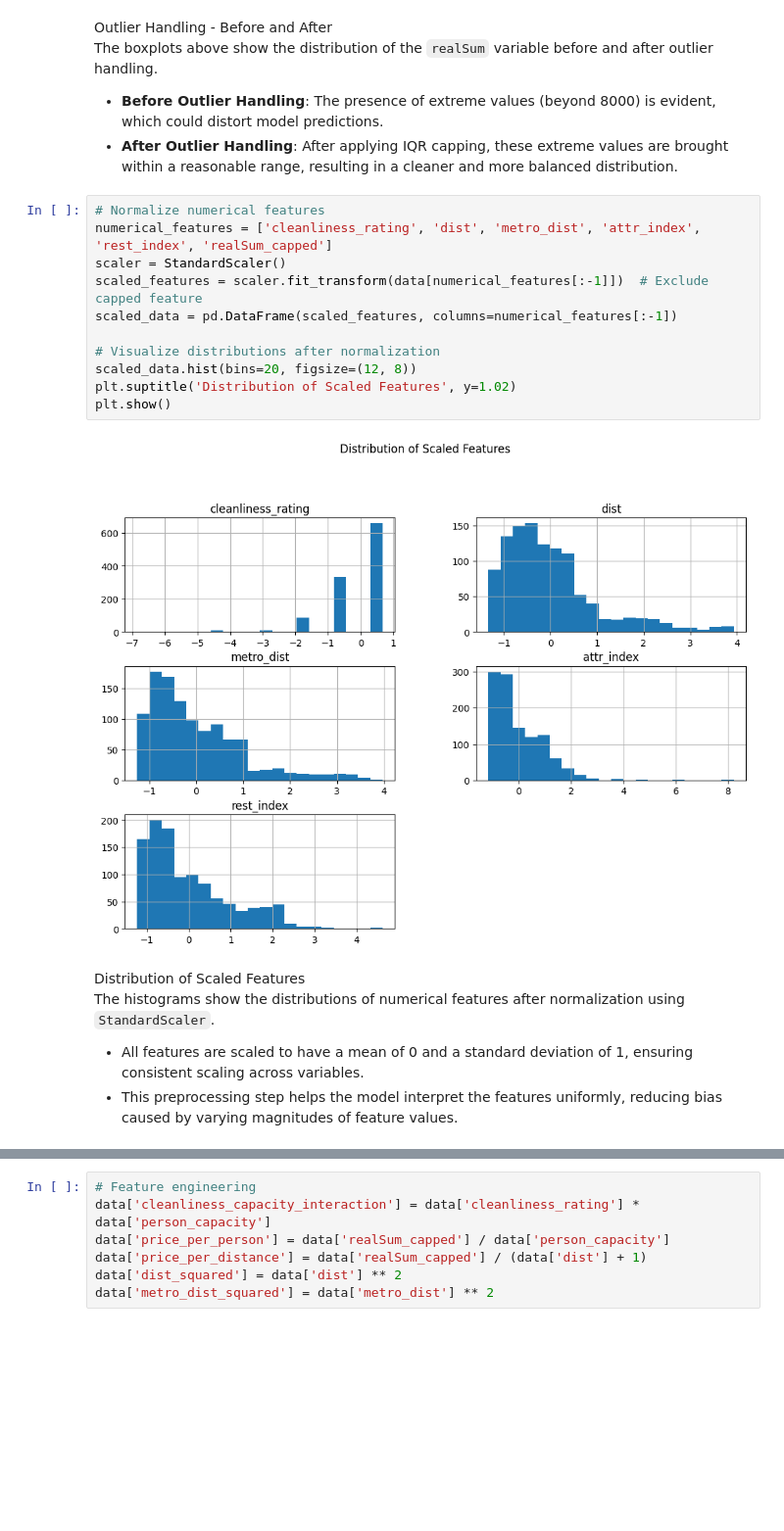
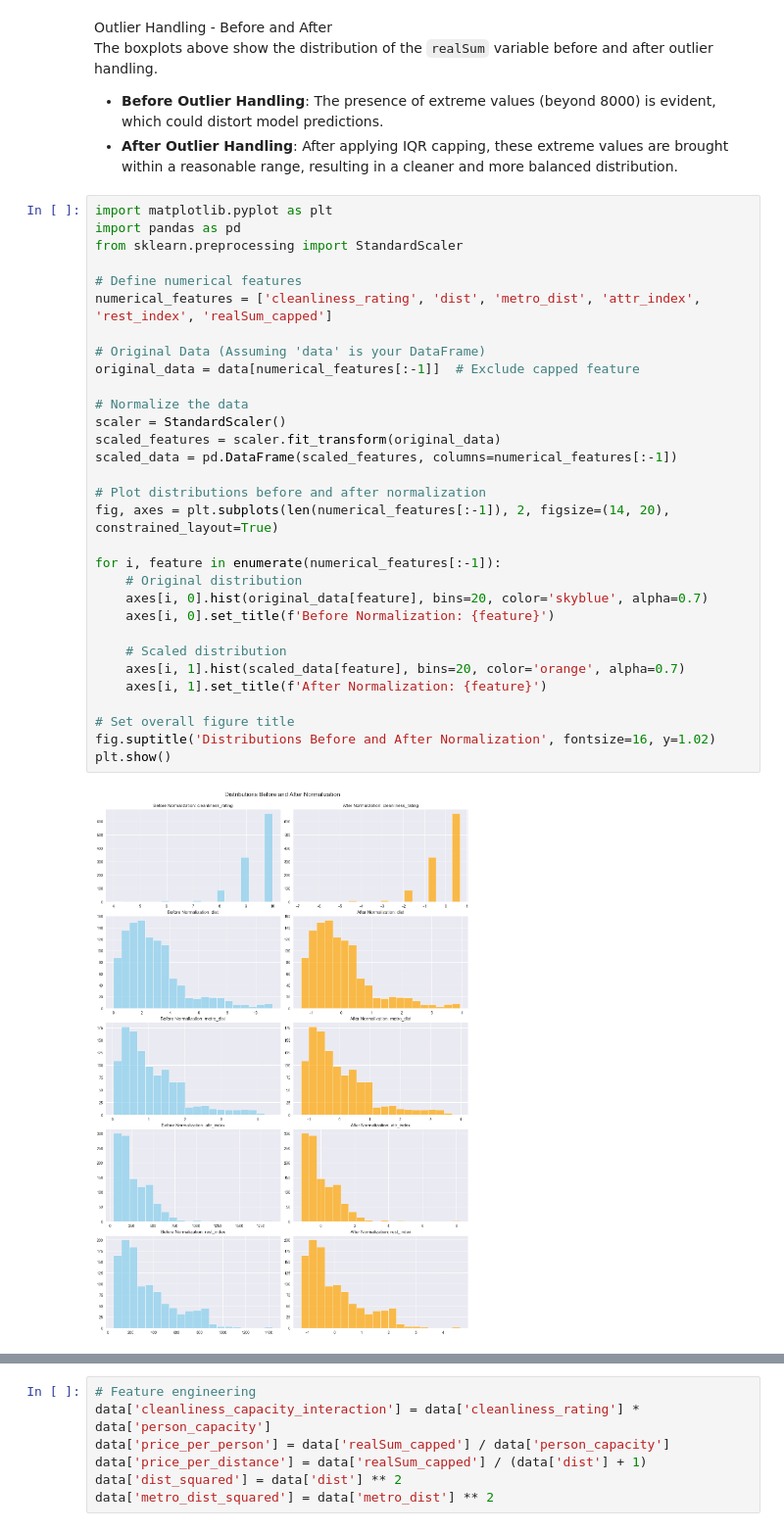
Before and after one commit to guyreuveni33/Tabular-DS, a Jupyter notebook: p2_final_version.ipynb, the cells around one changed output, grey strips where cells are left out. Shown at 98% size. Drawn from its saved outputs; the diff is of its cells as text; blank space fills up the shorter version.

```diff
--- a/p2_final_version.ipynb
+++ b/p2_final_version.ipynb
@@ -63,21 +122,36 @@ Outlier Handling - Before and After<br>
 The boxplots above show the distribution of the `realSum` variable before and after outlier handling.
 - **Before Outlier Handling**: The presence of extreme values (beyond 8000) is evident, which could distort model predictions.
 - **After Outlier Handling**: After applying IQR capping, these extreme values are brought within a reasonable range, resulting in a cleaner and more balanced distribution.
-# %%
-# Normalize numerical features
-numerical_features = ['cleanliness_rating', 'dist', 'metro_dist', 'attr_index', 'rest_index', 'realSum_capped']
-scaler = StandardScaler()
-scaled_features = scaler.fit_transform(data[numerical_features[:-1]])  # Exclude capped feature
-scaled_data = pd.DataFrame(scaled_features, columns=numerical_features[:-1])
-
-# Visualize distributions after normalization
-scaled_data.hist(bins=20, figsize=(12, 8))
-plt.suptitle('Distribution of Scaled Features', y=1.02)
-plt.show()
-# %% [output]
-[figure, removed]
-# %% [markdown]
-Distribution of Scaled Features<br>
-The histograms show the distributions of numerical features after normalization using `StandardScaler`.
-- All features are scaled to have a mean of 0 and a standard deviation of 1, ensuring consistent scaling across variables.
-- This preprocessing step helps the model interpret the features uniformly, reducing bias caused by varying magnitudes of feature values.
+# %%
+import matplotlib.pyplot as plt
+import pandas as pd
+from sklearn.preprocessing import StandardScaler
+
+# Define numerical features
+numerical_features = ['cleanliness_rating', 'dist', 'metro_dist', 'attr_index', 'rest_index', 'realSum_capped']
+
+# Original Data (Assuming 'data' is your DataFrame)
+original_data = data[numerical_features[:-1]]  # Exclude capped feature
+
+# Normalize the data
+scaler = StandardScaler()
+scaled_features = scaler.fit_transform(original_data)
+scaled_data = pd.DataFrame(scaled_features, columns=numerical_features[:-1])
+
+# Plot distributions before and after normalization
+fig, axes = plt.subplots(len(numerical_features[:-1]), 2, figsize=(14, 20), constrained_layout=True)
+
+for i, feature in enumerate(numerical_features[:-1]):
+    # Original distribution
+    axes[i, 0].hist(original_data[feature], bins=20, color='skyblue', alpha=0.7)
+    axes[i, 0].set_title(f'Before Normalization: {feature}')
+
+    # Scaled distribution
+    axes[i, 1].hist(scaled_data[feature], bins=20, color='orange', alpha=0.7)
+    axes[i, 1].set_title(f'After Normalization: {feature}')
+
+# Set overall figure title
+fig.suptitle('Distributions Before and After Normalization', fontsize=16, y=1.02)
+plt.show()
+# %% [output]
+[figure, added]
```
Also changed, not shown: parts of 12 cells of this notebook, 1 other file.
